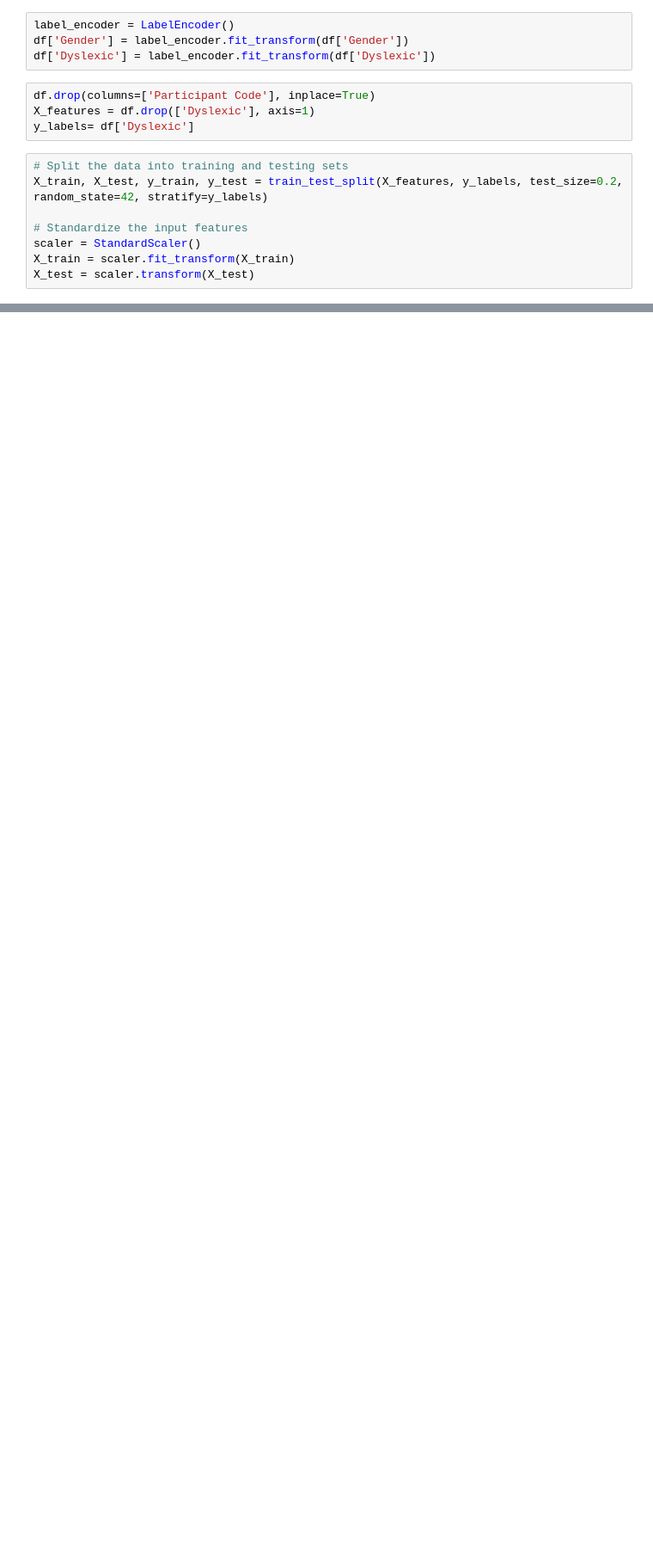
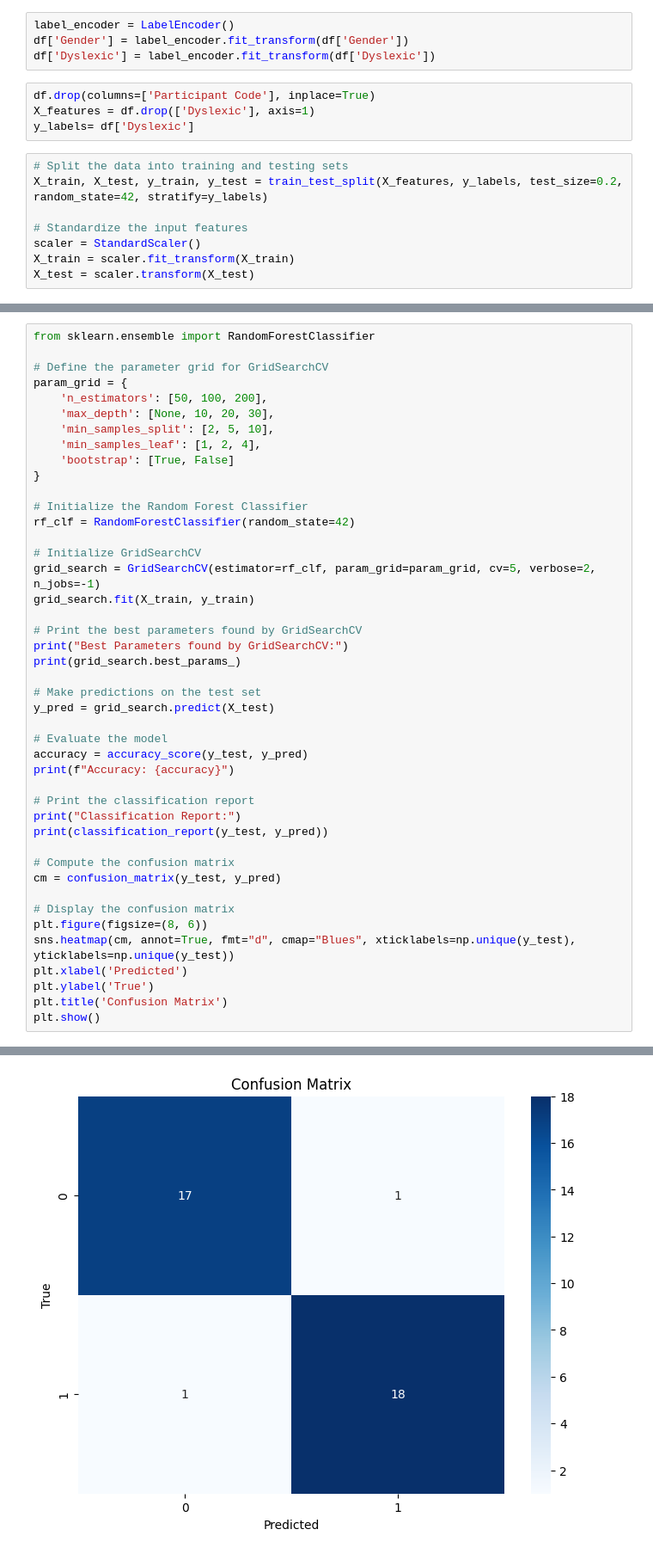
Before and after one commit to Salmaelkatib/DyslexiaProject, a Jupyter notebook: eyeTracking/ml_model/eyetracking_model.ipynb, the cells around one changed output, grey strips where cells are left out. Shown: that part at 86% size. Saved outputs shown, nothing was run; the diff lists cells and outputs as text; blank space fills up the shorter version.

```diff
--- a/eyeTracking/ml_model/eyetracking_model.ipynb
+++ b/eyeTracking/ml_model/eyetracking_model.ipynb
@@ -138,0 +172,45 @@ Parameters: { "silent" } are not used.
+# %%
+from sklearn.ensemble import RandomForestClassifier
+
+# Define the parameter grid for GridSearchCV
+param_grid = {
+    'n_estimators': [50, 100, 200],
+    'max_depth': [None, 10, 20, 30],
+    'min_samples_split': [2, 5, 10],
+    'min_samples_leaf': [1, 2, 4],
+    'bootstrap': [True, False]
+}
+
+# Initialize the Random Forest Classifier
+rf_clf = RandomForestClassifier(random_state=42)
+
+# Initialize GridSearchCV
+grid_search = GridSearchCV(estimator=rf_clf, param_grid=param_grid, cv=5, verbose=2, n_jobs=-1)
+grid_search.fit(X_train, y_train)
+
+# Print the best parameters found by GridSearchCV
+print("Best Parameters found by GridSearchCV:")
+print(grid_search.best_params_)
+
+# Make predictions on the test set
+y_pred = grid_search.predict(X_test)
+
+# Evaluate the model
+accuracy = accuracy_score(y_test, y_pred)
+print(f"Accuracy: {accuracy}")
+
+# Print the classification report
+print("Classification Report:")
+print(classification_report(y_test, y_pred))
+
+# Compute the confusion matrix
+cm = confusion_matrix(y_test, y_pred)
+
+# Display the confusion matrix
+plt.figure(figsize=(8, 6))
+sns.heatmap(cm, annot=True, fmt="d", cmap="Blues", xticklabels=np.unique(y_test), yticklabels=np.unique(y_test))
+plt.xlabel('Predicted')
+plt.ylabel('True')
+plt.title('Confusion Matrix')
+plt.show()
+# %% [output]
@@ -138,0 +230 @@ Parameters: { "silent" } are not used.
+[figure, added]
```
Also changed, not shown: parts of 13 cells of this notebook, 2 other files.
